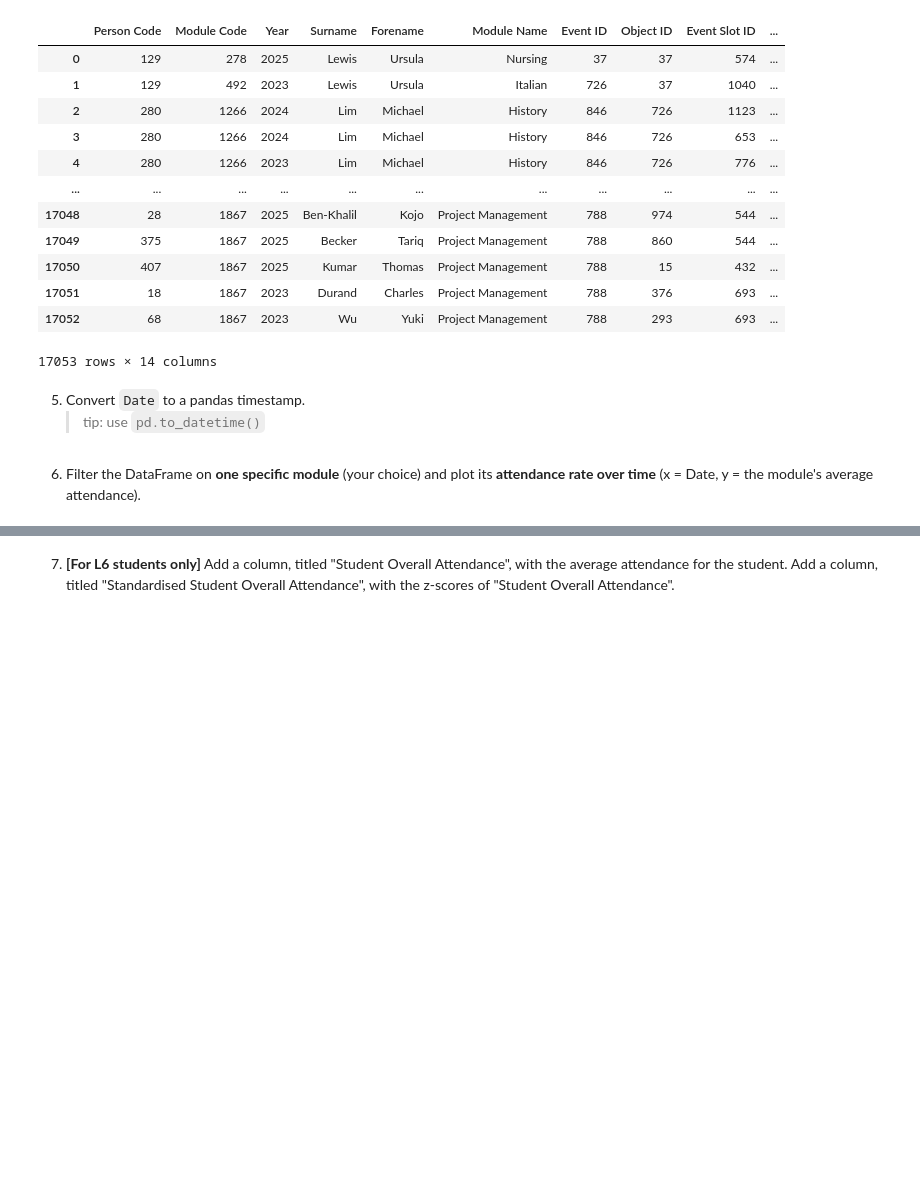
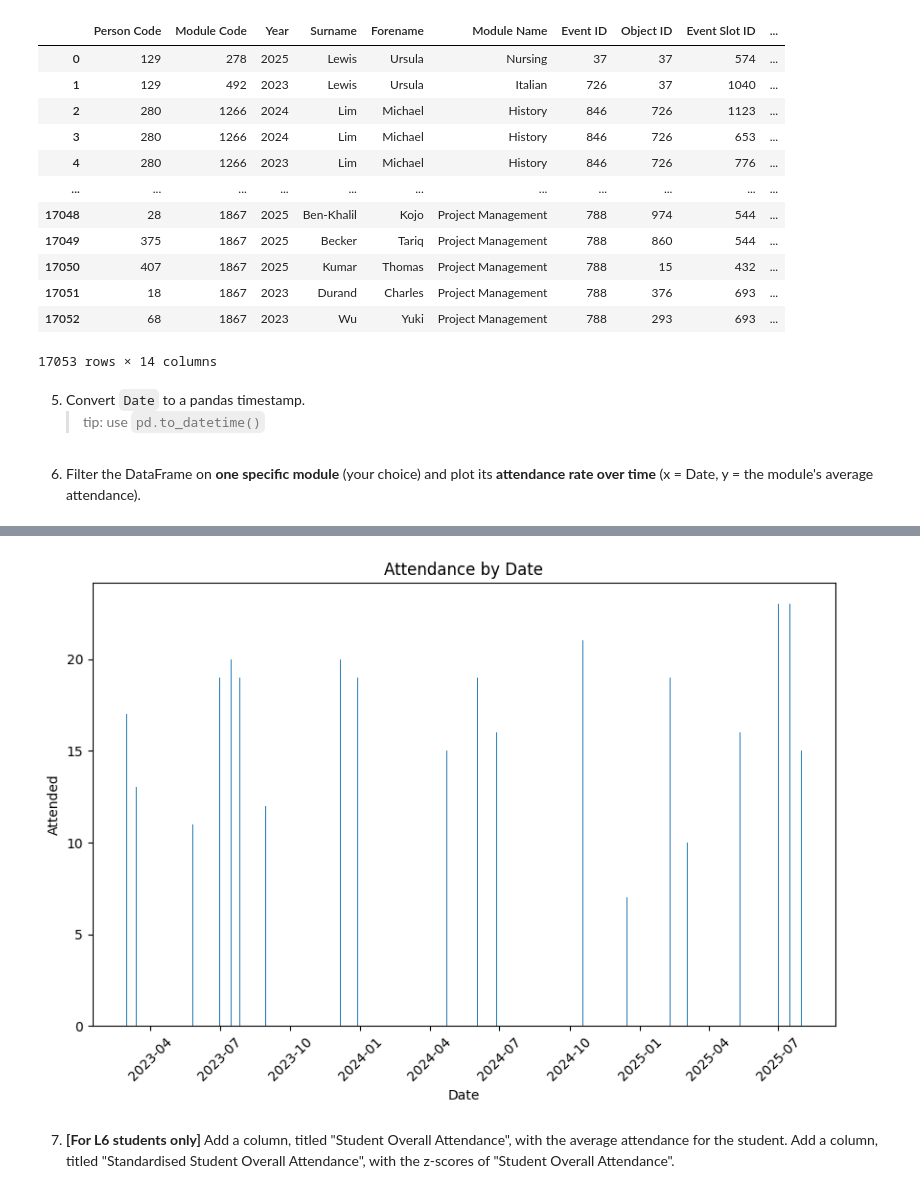
Before and after one commit to knnthfrmn/dsc25, a Jupyter notebook: summative1-1.ipynb, the cells around one changed output, grey strips where cells are left out. Saved outputs shown, nothing was run; the diff lists cells and outputs as text; code cells hidden in the pictures; blank space fills up the shorter version.

```diff
--- a/summative1-1.ipynb
+++ b/summative1-1.ipynb
@@ -187,0 +185,8 @@ a_data['Date'] = pd.to_datetime(a_data['Date'])
+# %%
+# your code here
+mfilter = a_data[a_data['Module Name'] == "Project Management"]
+#i need to first get average attendance for each day, whats important here is date and the attended column
+#as well as the number of people  in the class
+#this can easily be done by summing the atended column for a given date and putting it against the total number of people in the class
+#so first i need to find the number of people in the class
+len(mfilter['Person Code'].unique())
@@ -187,0 +195,5 @@ a_data['Date'] = pd.to_datetime(a_data['Date'])
+# %%
+#grouping by date and summing attended, 29 is number of people taking the class
+daily_attendance = mfilter.groupby('Date')['Attended'].sum().reset_index()
+daily_attendance['Rate'] = (daily_attendance['Attended']/29)
+daily_attendance.head(5)
@@ -188,2 +207,13 @@ a_data['Date'] = pd.to_datetime(a_data['Date'])
+# %%
+import matplotlib.pyplot as plt
+plt.figure(figsize=(10,6))
+plt.bar(daily_attendance['Date'], daily_attendance['Attended'])
+plt.xlabel('Date')
+plt.ylabel('Attended')
+plt.title('Attendance by Date')
+plt.xticks(rotation=45)
+plt.show()
+# %% [output]
+[figure, added]
 # %% [markdown]
 7. **[For L6 students only]** Add a column, titled "Student Overall Attendance", with the average attendance for the student. Add a column, titled "Standardised Student Overall Attendance", with the z-scores of "Student Overall Attendance".
```
Also changed, not shown: parts of 7 cells of this notebook, 2 other files.
